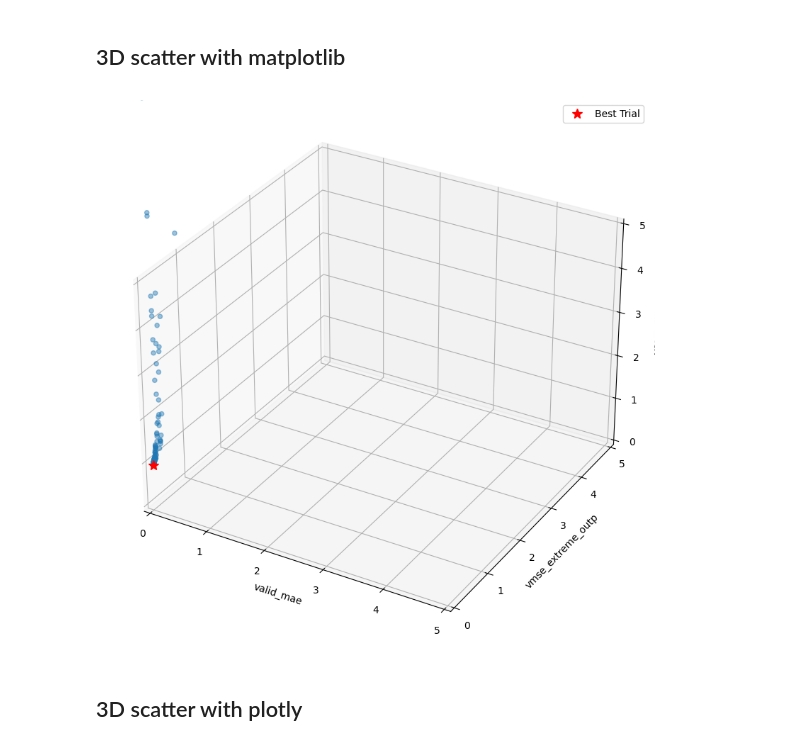
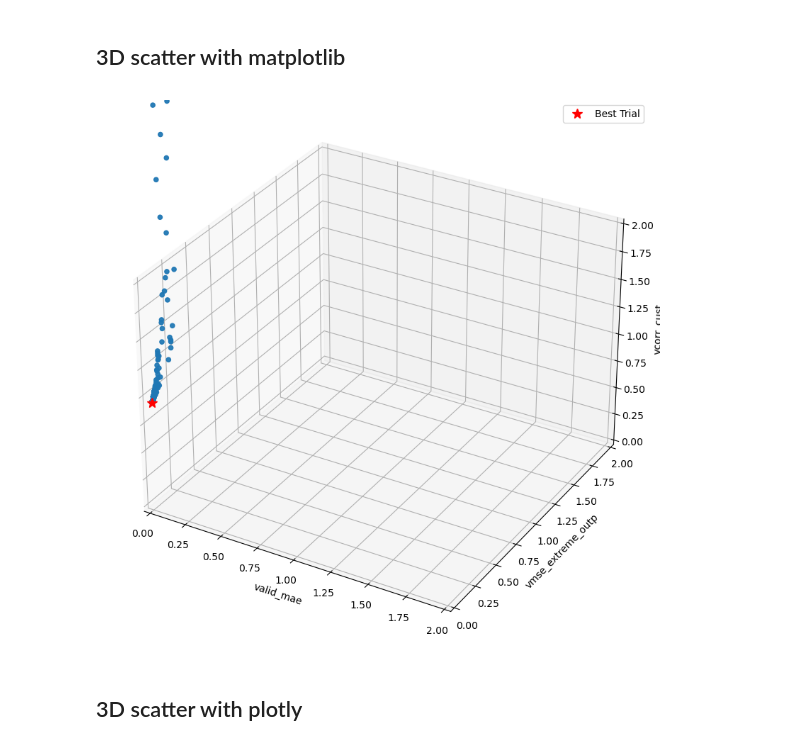
Before and after one commit to mariajmolina/s2sml, a Jupyter notebook: notebooks/ParetoFrontPlot.ipynb, the cells around one changed output. Cells and saved outputs as stored; diff of their text form; code cells hidden in the pictures.

```diff
--- a/notebooks/ParetoFrontPlot.ipynb
+++ b/notebooks/ParetoFrontPlot.ipynb
@@ -105,32 +107,32 @@ plt.legend();
 # %%
 fig = plt.figure(figsize=(15, 10))
 ax = fig.add_subplot(projection='3d')
 
 # set bounds
-maxval=5
+maxval=2
 ax.set_xlim3d(None,maxval)
 ax.set_ylim3d(None,maxval)
 ax.set_zlim3d(None,maxval)
 
 # axis labels
 #ax.set_xlabel('valid_custom')
 ax.set_xlabel('valid_mae')
 
 #ax.set_ylabel('valid_custom_second')
 ax.set_ylabel('vmse_extreme_outp')
 
 #ax.set_zlabel('valid_custom_third')
 ax.set_zlabel('vcorr_cust')
 
 ax.scatter(df.values_0, df.values_1, df.values_2)
 
 ax.plot(min(df.values_0), min(df.values_1), min(df.values_2), 'r*', markersize=10, label='Best Trial', zorder=10);
 
 plt.legend();
 
 #plt.savefig('../'+results_dir+'pareto_front_zoom.png', bbox_inches='tight', pad_inches=0.5);
 # %% [output]
-[figure, old version]
+[figure, new version]
 # %% [markdown]
 ## 3D scatter with plotly
 # %%
```
Also changed, not shown: parts of 1 cell of this notebook, 3 other files.
